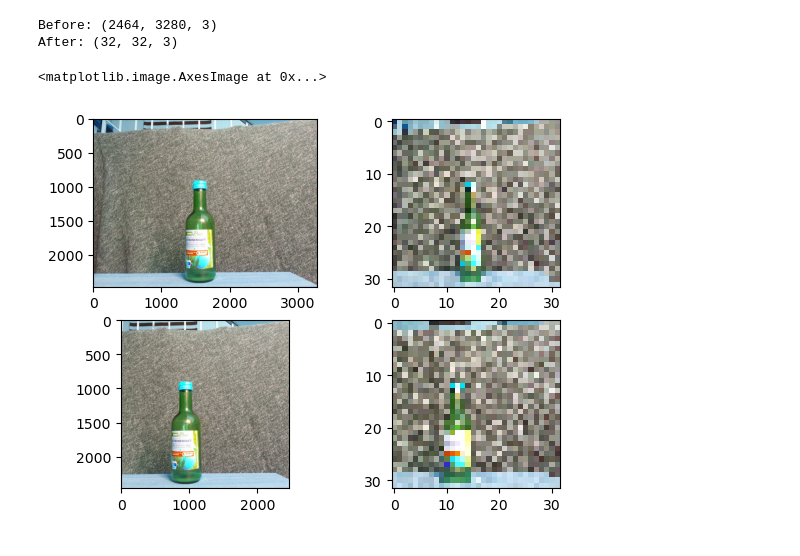
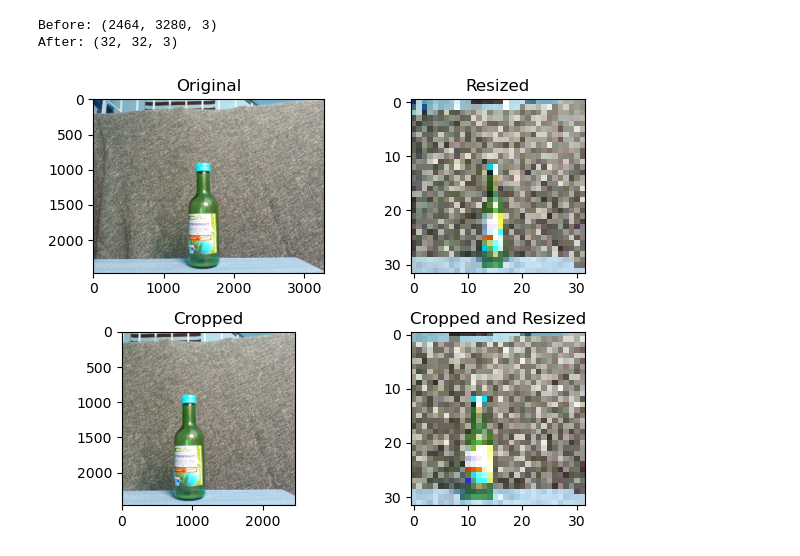
Before and after one commit to Sofie273/bvbv-rbp, a Jupyter notebook: test_image_processing.ipynb, the cells around one changed output. Saved outputs shown, nothing was run; the diff lists cells and outputs as text; code cells hidden in the pictures.

Commit message:
image prep

```diff
--- a/test_image_processing.ipynb
+++ b/test_image_processing.ipynb
@@ -108,11 +108,16 @@ After: (32, 32, 3)
 # %%
 fig, ax = plt.subplots(2,2)
 
 ax[0,0].imshow(img)
+ax[0,0].set_title("Original")
 ax[0,1].imshow(img_resized)
+ax[0,1].set_title("Resized")
 
 ax[1,0].imshow(img_cropped)
+ax[1,0].set_title("Cropped")
 ax[1,1].imshow(img_cropped_resized)
+ax[1,1].set_title("Cropped and Resized")
+
+plt.tight_layout()
 # %% [output]
-<matplotlib.image.AxesImage at 0x...>
-[figure, old version]
+[figure, new version]
```
